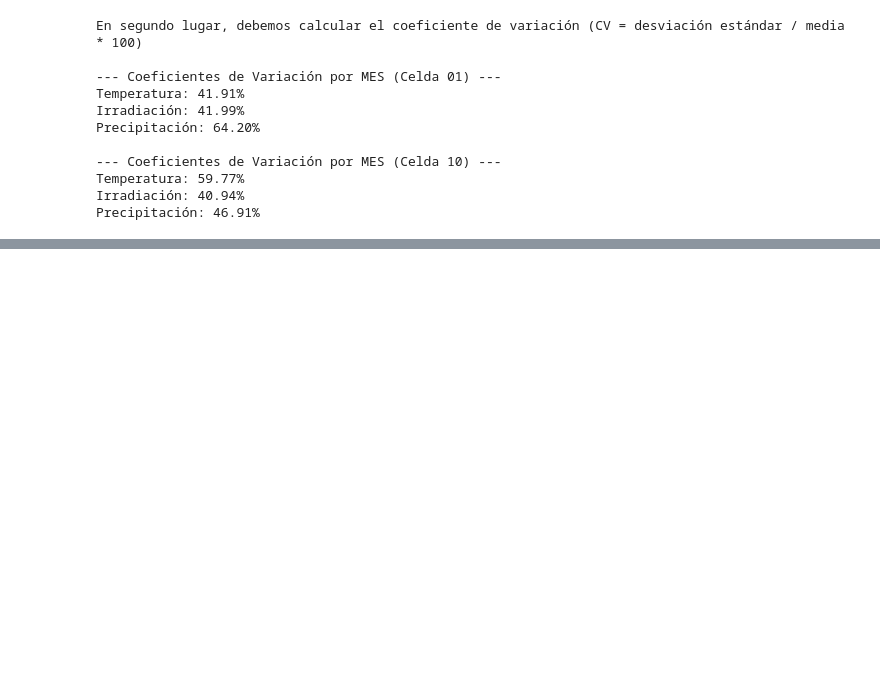
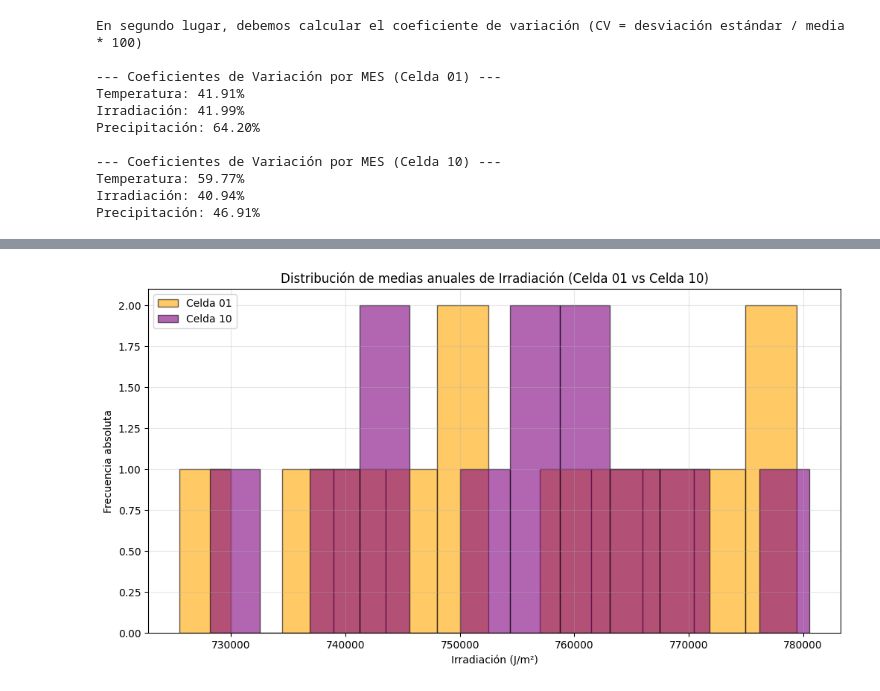
Before and after one commit to AlbertoRodvic/t1_estadistica_descriptiva, a Jupyter notebook: src/Apartado 1.ipynb, the cells around one changed output, grey strips where cells are left out. Cells and saved outputs as stored; diff of their text form; code cells hidden in the pictures; blank space fills up the shorter version.

```diff
--- a/src/Apartado 1.ipynb
+++ b/src/Apartado 1.ipynb
@@ -687,0 +766,15 @@ El cálculo de las distintas medias según el mes y sus respectivos coeficientes
+# %%
+# Histograma comparativo de Irradiación (Celda 01 y 10)
+fig = plt.figure(figsize=(12, 6))
+
+plt.hist(irrad_medias_anual_01, bins=12, alpha=0.6, label='Celda 01', color='orange', edgecolor='black')
+plt.hist(irrad_medias_anual_10, bins=12, alpha=0.6, label='Celda 10', color='purple', edgecolor='black')
+
+plt.title('Distribución de medias anuales de Irradiación (Celda 01 vs Celda 10)')
+plt.xlabel('Irradiación (J/m²)')
+plt.ylabel('Frecuencia absoluta')
+plt.legend()
+plt.grid(True, alpha=0.3)
+plt.show()
+# %% [output]
+[figure, added]
```
Also changed, not shown: parts of 11 cells of this notebook.
